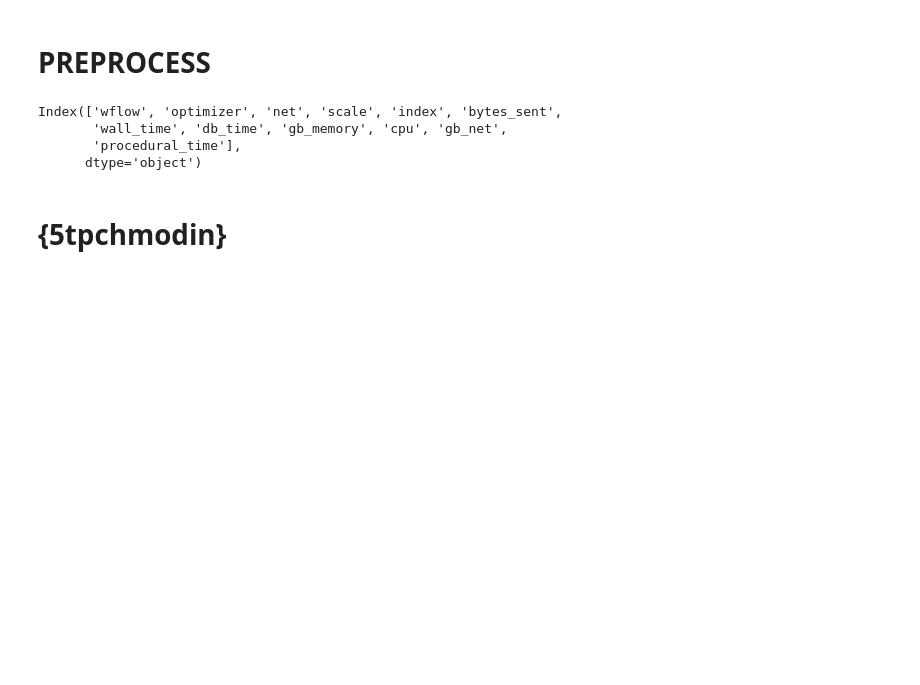
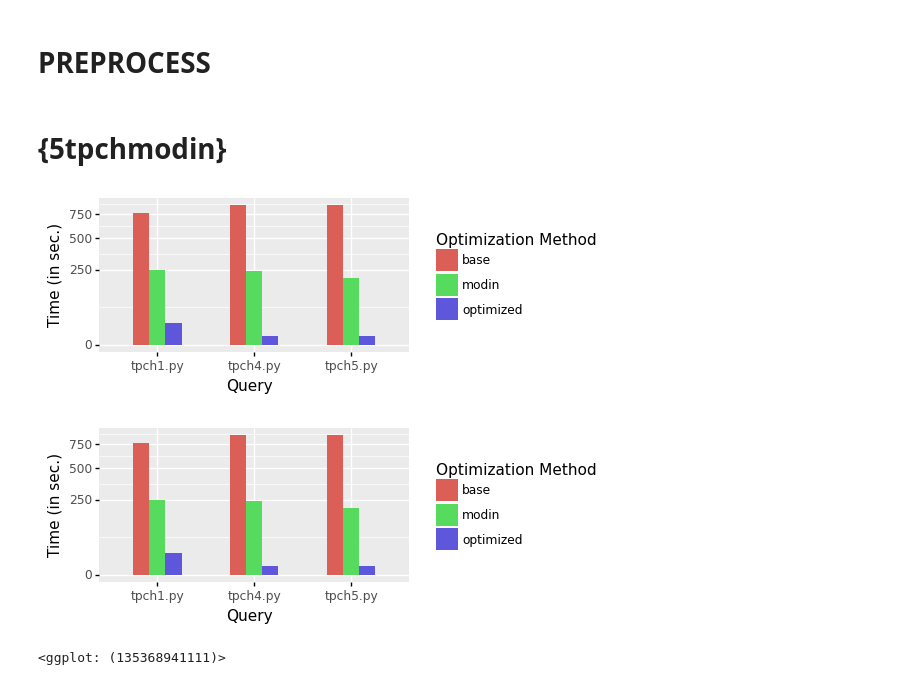
Before and after one commit to yoreei/p2d2, a Jupyter notebook: docs/5tpchmodin.ipynb, the cells around one changed output. Drawn from its saved outputs; the diff is of its cells as text; code cells hidden in the pictures; blank space fills up the shorter version.

```diff
--- a/docs/5tpchmodin.ipynb
+++ b/docs/5tpchmodin.ipynb
@@ -26,3 +37,4 @@ df.columns
 # %%
 df2 = df2[df2['wflow'].isin(['tpch1.py', 'tpch4.py', 'tpch5.py'])]
-df2 = df2.query("""scale == '10'""")
+df2 = df2.query("""scale == 10""")
+len(df2)
@@ -45,27 +67,32 @@ array(['tpch1.py', 'q07.sql', 'q08.sql', 'q09.sql'], dtype=object)
 # %% [markdown]
 # PREPROCESS
 # %%
-overview = interproc.groupby(by=factors).first().reset_index()
+overview = df.groupby(by=factors).first().reset_index()
 overview = overview[["wflow", "optimizer", "shared_wall_time"]]
-# %% [output]
-Index(['wflow', 'optimizer', 'net', 'scale', 'index', 'bytes_sent',
-       'wall_time', 'db_time', 'gb_memory', 'cpu', 'gb_net',
-       'procedural_time'],
-      dtype='object')
+# %%
+plot_df = overview
 # %% [markdown]
 # {5tpchmodin}
 # %%
 plot = (
-        ggplot(plot_df, aes('optimizer', y='shared_wall_time'))
-        + geom_col(width=0.3)
+        ggplot(plot_df, aes('wflow', y='shared_wall_time', fill='optimizer'))
+        + geom_col(width = 0.5, position = "dodge")
         #+ scale_fill_manual(values=cdict)
-        + facet_wrap('wflow', scales='free')
-        + xlab("Optimization Method")
+        + scale_y_sqrt()
+        + labs(fill="Optimization Method")
+       # + facet_wrap('~ scale', scales='free_y', nrow=1, dir='v')
+        + xlab("Query")
         + ylab("Time (in sec.)")
-        + theme(figure_size=(5, 2.5),
-               subplots_adjust={'hspace': 1, 'wspace': 0.25})
+       # + theme(figure_size=(8, 2))
+               #subplots_adjust={'hspace': 1, 'wspace': 0.25})
+        + theme(figure_size=(4, 2), subplots_adjust={'wspace': 0.20})
     )
 # %%
-plot.save("specific-plots/5tpchmodin.png")
-tikzplotlib.save('specific-plots/5tpchmodin.tikz', figure=plot)
+plot.save("specific-plots/5end_to_end.png")
+matplot = plot.draw()
+tikzplotlib.save('specific-plots/5end_to_end.tikz', figure=matplot)
 display(plot)
+# %% [output]
+[figure, added]
+[figure, added]
+<ggplot: (135368941111)>
```
Also changed, not shown: parts of 7 cells of this notebook, 11 other files.
